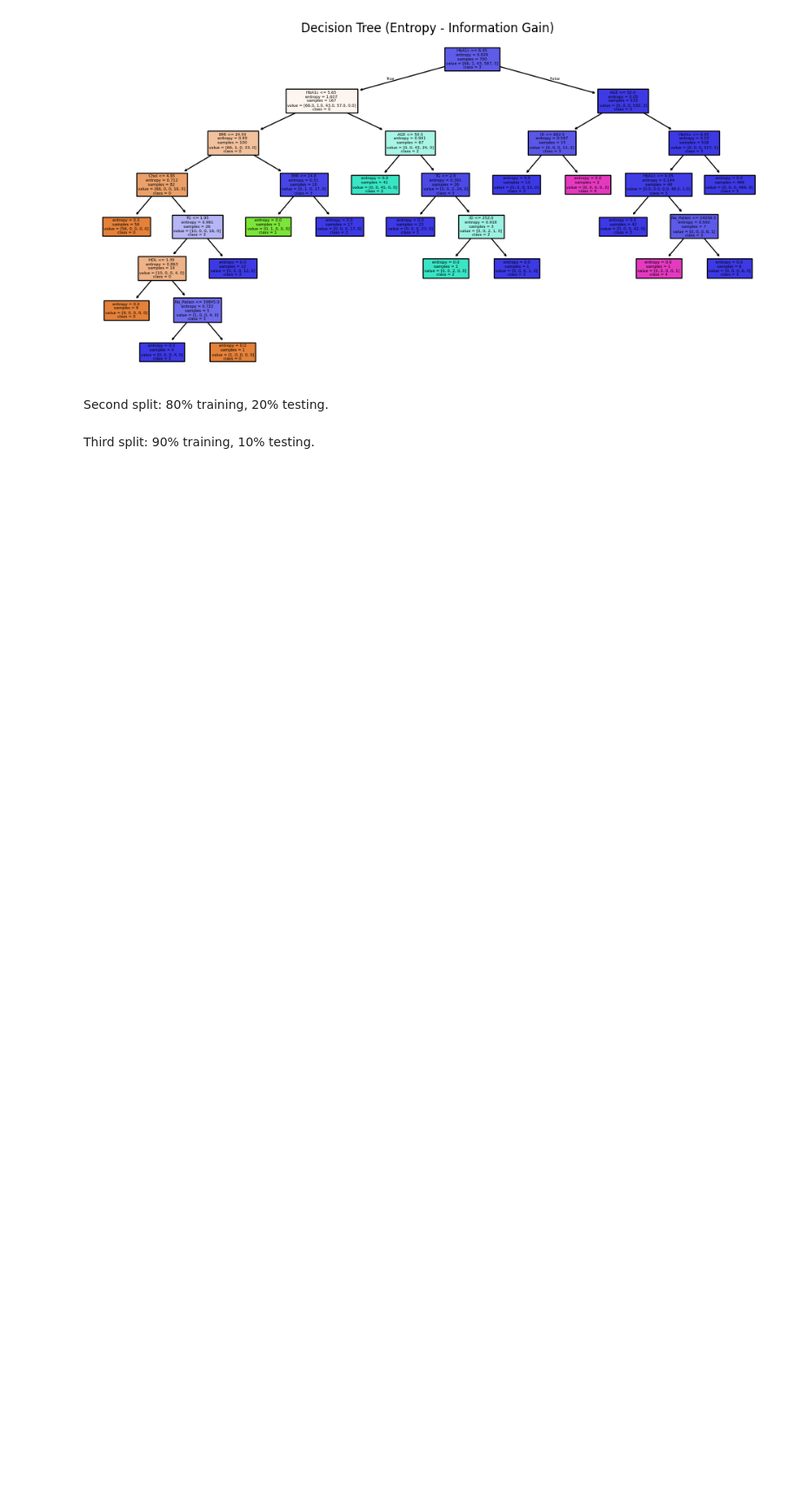
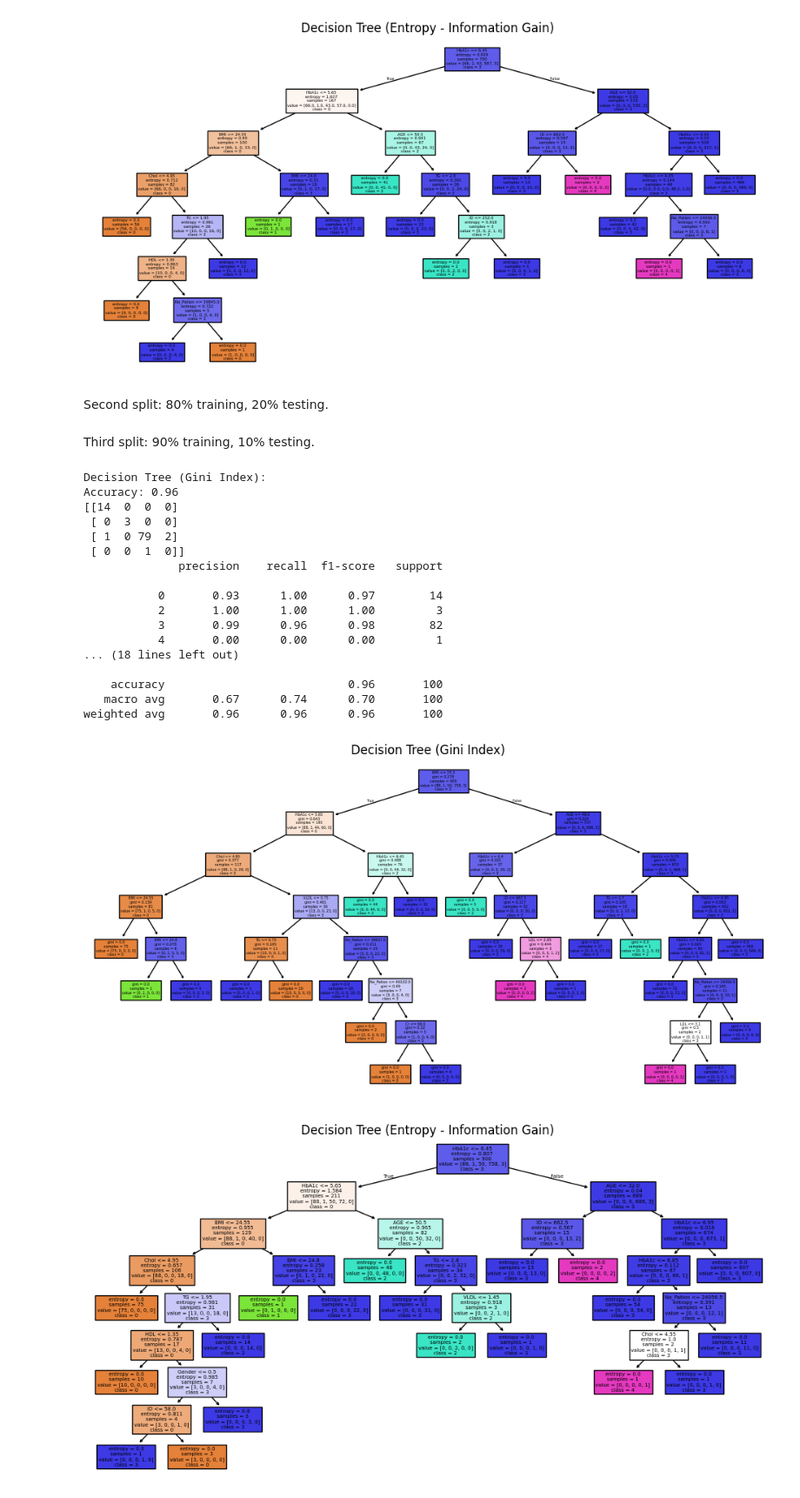
Before and after one commit to falwa-alkhalifah/Mining-project, a Jupyter notebook: Phase3.ipynb, the cells around one changed output. Shown: that part at 87% size. Cells and saved outputs as stored; diff of their text form; code cells hidden in the pictures; blank space fills up the shorter version.

```diff
--- a/Phase3.ipynb
+++ b/Phase3.ipynb
@@ -124,3 +130,56 @@ weighted avg       0.99      0.98      0.98       300
 Second split: 80% training, 20% testing.
 # %% [markdown]
 Third split: 90% training, 10% testing.
+# %%
+X_train, X_test, y_train, y_test = train_test_split(X, y, test_size=0.1, random_state=42)
+
+dt_gini = DecisionTreeClassifier(criterion="gini", random_state=42)
+dt_gini.fit(X_train, y_train)
+
+dt_entropy = DecisionTreeClassifier(criterion="entropy", random_state=42)
+dt_entropy.fit(X_train, y_train)
+
+y_pred_gini = dt_gini.predict(X_test)
+y_pred_entropy = dt_entropy.predict(X_test)
+
+print("Decision Tree (Gini Index):")
+print("Accuracy:", accuracy_score(y_test, y_pred_gini))
+print(confusion_matrix(y_test, y_pred_gini))
+print(classification_report(y_test, y_pred_gini))
+
+print("\nDecision Tree (Entropy - Information Gain):")
+print("Accuracy:", accuracy_score(y_test, y_pred_entropy))
+print(confusion_matrix(y_test, y_pred_entropy))
+print(classification_report(y_test, y_pred_entropy))
+
+plt.figure(figsize=(12, 6))
+# Convert class labels to strings for visualization
+class_names = [str(label) for label in df['CLASS'].unique()]
+tree.plot_tree(dt_gini, filled=True, feature_names=X.columns, class_names=class_names)
+plt.title("Decision Tree (Gini Index)")
+plt.show()
+
+plt.figure(figsize=(12, 6))
+tree.plot_tree(dt_entropy, filled=True, feature_names=X.columns, class_names=class_names)
+plt.title("Decision Tree (Entropy - Information Gain)")
+plt.show()
+# %% [output]
+Decision Tree (Gini Index):
+Accuracy: 0.96
+[[14  0  0  0]
+ [ 0  3  0  0]
+ [ 1  0 79  2]
+ [ 0  0  1  0]]
+              precision    recall  f1-score   support
+
+           0       0.93      1.00      0.97        14
+           2       1.00      1.00      1.00         3
+           3       0.99      0.96      0.98        82
+           4       0.00      0.00      0.00         1
+... (18 lines left out)
+
+    accuracy                           0.96       100
+   macro avg       0.67      0.74      0.70       100
+weighted avg       0.96      0.96      0.96       100
+[figure, added]
+[figure, added]
```
Also changed, not shown: parts of 1 cell of this notebook.
